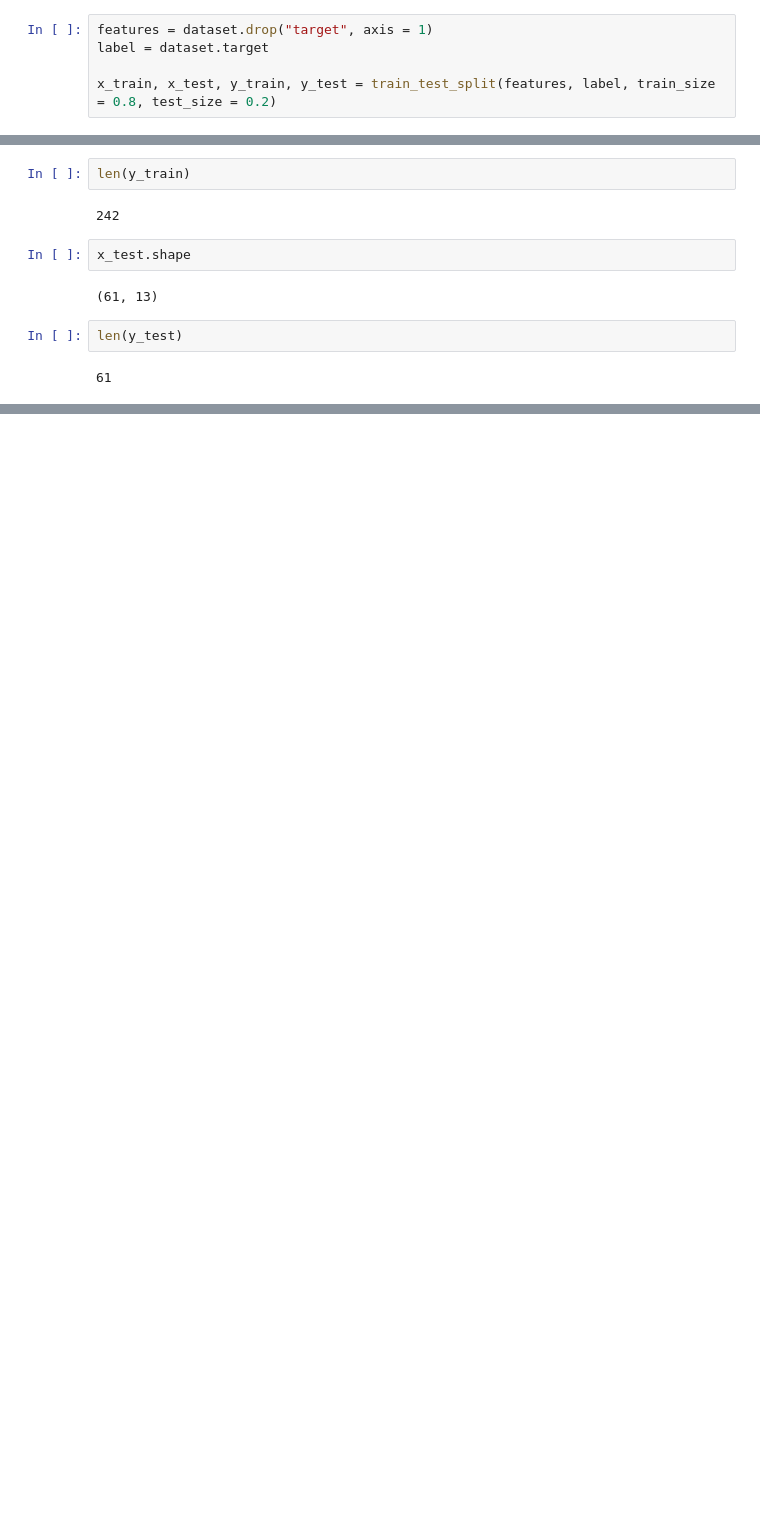
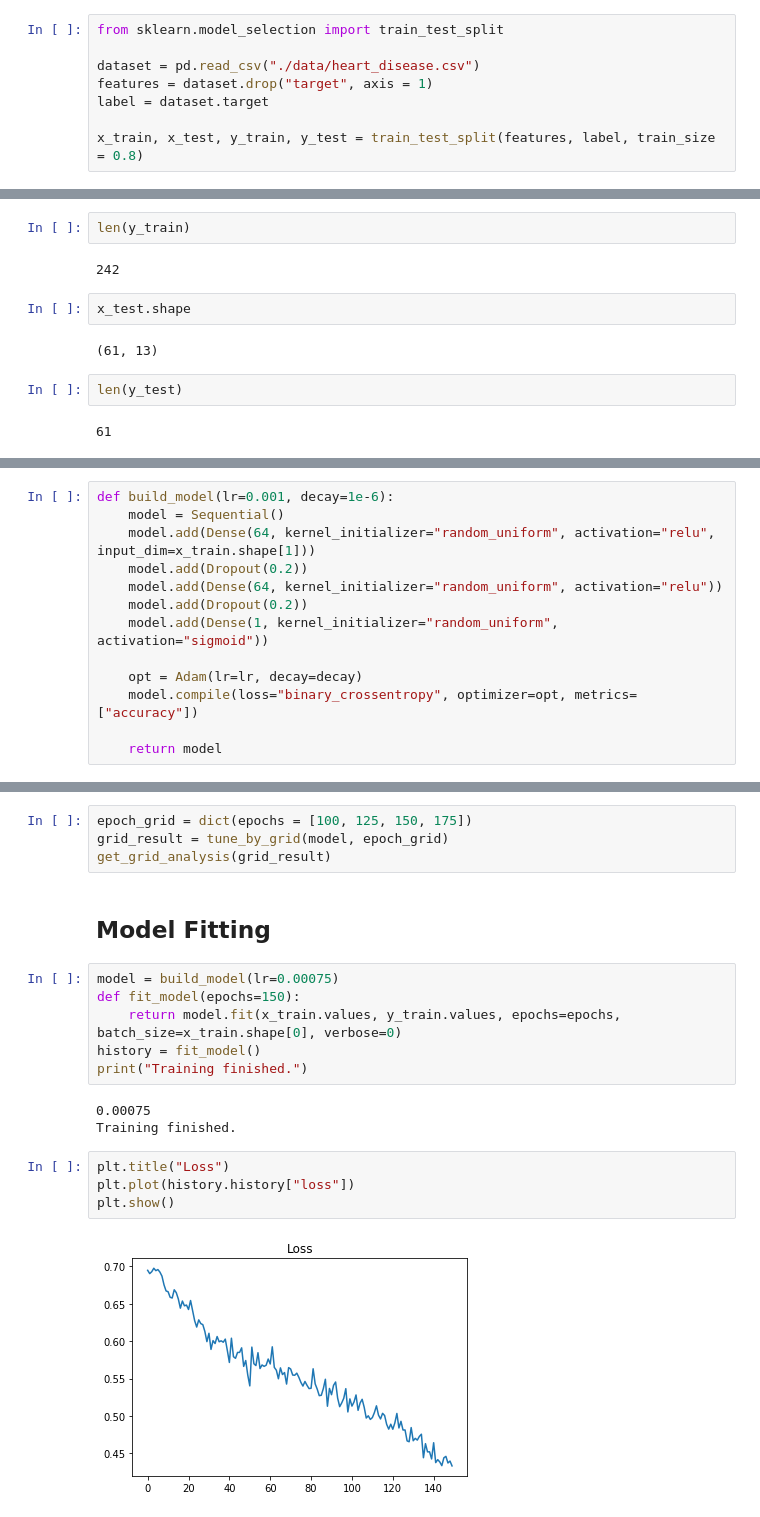
Before and after one commit to tobyzl2/Heart-Disease-Classification, a Jupyter notebook: heart_disease_classification.ipynb, the cells around one changed output, grey strips where cells are left out. Cells and saved outputs as stored; diff of their text form; blank space fills up the shorter version.

Commit message:
Defined model architecture and hyperparameter tuning helper functions

```diff
--- a/heart_disease_classification.ipynb
+++ b/heart_disease_classification.ipynb
@@ -159,10 +157,13 @@ plt.show()
 # %% [markdown]
 ## Data Preprocessing
 # %%
+from sklearn.model_selection import train_test_split
+
+dataset = pd.read_csv("./data/heart_disease.csv")
 features = dataset.drop("target", axis = 1)
 label = dataset.target
 
-x_train, x_test, y_train, y_test = train_test_split(features, label, train_size = 0.8, test_size = 0.2)
+x_train, x_test, y_train, y_test = train_test_split(features, label, train_size = 0.8)
 # %%
 x_train.shape
 # %% [output]
@@ -181,0 +197,13 @@ len(y_test)
+# %%
+def build_model(lr=0.001, decay=1e-6):
+    model = Sequential()
+    model.add(Dense(64, kernel_initializer="random_uniform", activation="relu", input_dim=x_train.shape[1]))
+    model.add(Dropout(0.2))
+    model.add(Dense(64, kernel_initializer="random_uniform", activation="relu"))
+    model.add(Dropout(0.2))
+    model.add(Dense(1, kernel_initializer="random_uniform", activation="sigmoid"))
+
+    opt = Adam(lr=lr, decay=decay)
+    model.compile(loss="binary_crossentropy", optimizer=opt, metrics=["accuracy"])
+
+    return model
@@ -181,0 +263,21 @@ len(y_test)
+# %%
+epoch_grid = dict(epochs = [100, 125, 150, 175])
+grid_result = tune_by_grid(model, epoch_grid)
+get_grid_analysis(grid_result)
+# %% [markdown]
+## Model Fitting
+# %%
+model = build_model(lr=0.00075)
+def fit_model(epochs=150):
+    return model.fit(x_train.values, y_train.values, epochs=epochs, batch_size=x_train.shape[0], verbose=0)
+history = fit_model()
+print("Training finished.")
+# %% [output]
+0.00075
+Training finished.
+# %%
+plt.title("Loss")
+plt.plot(history.history["loss"])
+plt.show()
+# %% [output]
+[figure, added]
```
Also changed, not shown: parts of 13 cells of this notebook.
